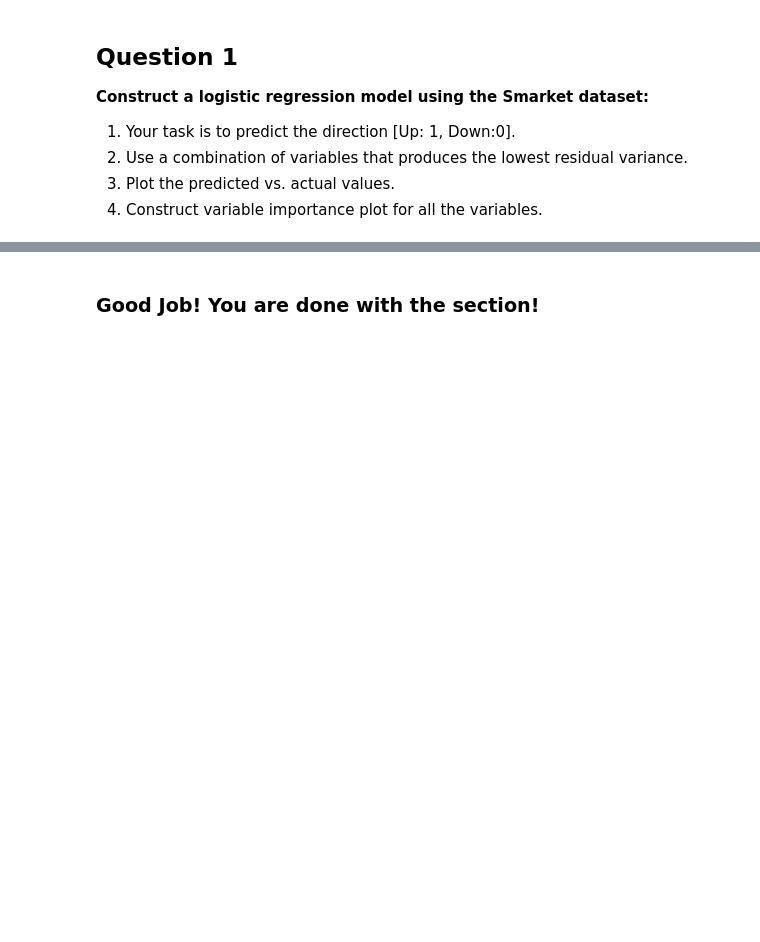
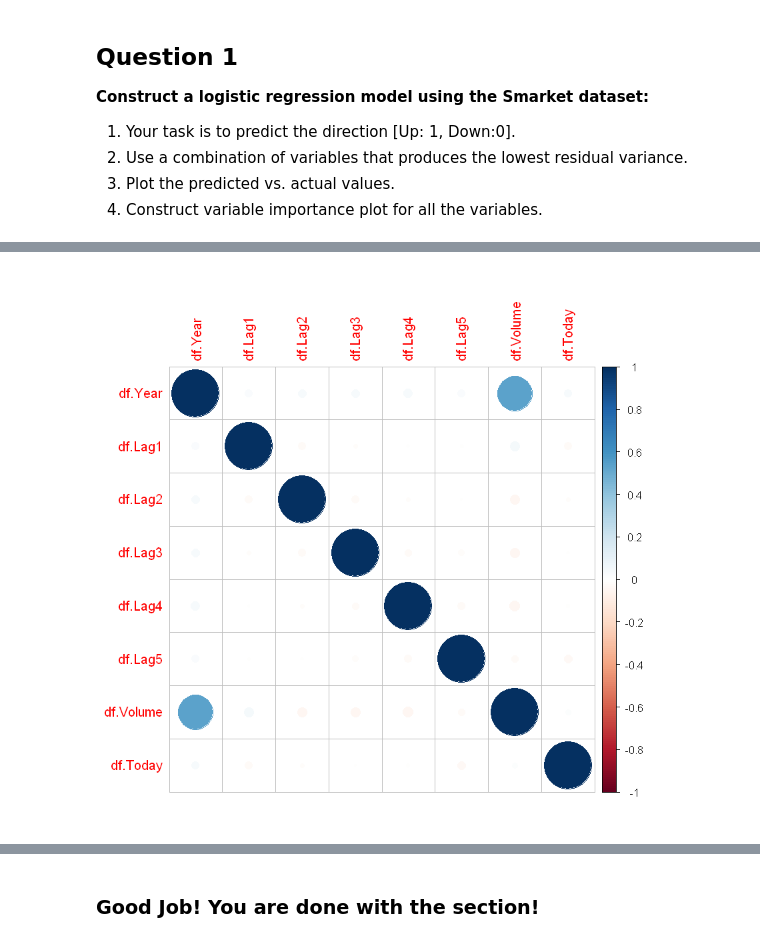
Before and after one commit to asad2011ai/Machine_Learning-Supervised_Learning, a Jupyter notebook: Supervised Learning.ipynb, the cells around one changed output, grey strips where cells are left out. Drawn from its saved outputs; the diff is of its cells as text; code cells hidden in the pictures; blank space fills up the shorter version.

```diff
--- a/Supervised Learning.ipynb
+++ b/Supervised Learning.ipynb
@@ -303,5 +315,8 @@ plot(actuals_preds$predecteds,actuals_preds$actuals)
 3. Plot the predicted vs. actual values.
 4. Construct variable importance plot for all the variables.
 # %%
-!install.packages('ISLR')
+#install.packages('ISLR')
+require('ISLR')
+head(Smarket)
+df <- Smarket
 # %% [output]
@@ -314,0 +341,4 @@ ERROR: Error in !install.packages("ISLR"): invalid argument type
+# %%
+m <- data.frame(df$Year,df$Lag1,df$Lag2,df$Lag3,df$Lag4,df$Lag5,df$Volume,df$Today)
+f <- cor(m)
+f
@@ -314,0 +355,5 @@ ERROR: Error in !install.packages("ISLR"): invalid argument type
+# %%
+library(corrplot)
+corrplot(f)
+# %% [output]
+[figure, added]
```
Also changed, not shown: parts of 77 cells of this notebook, 2 other files.
